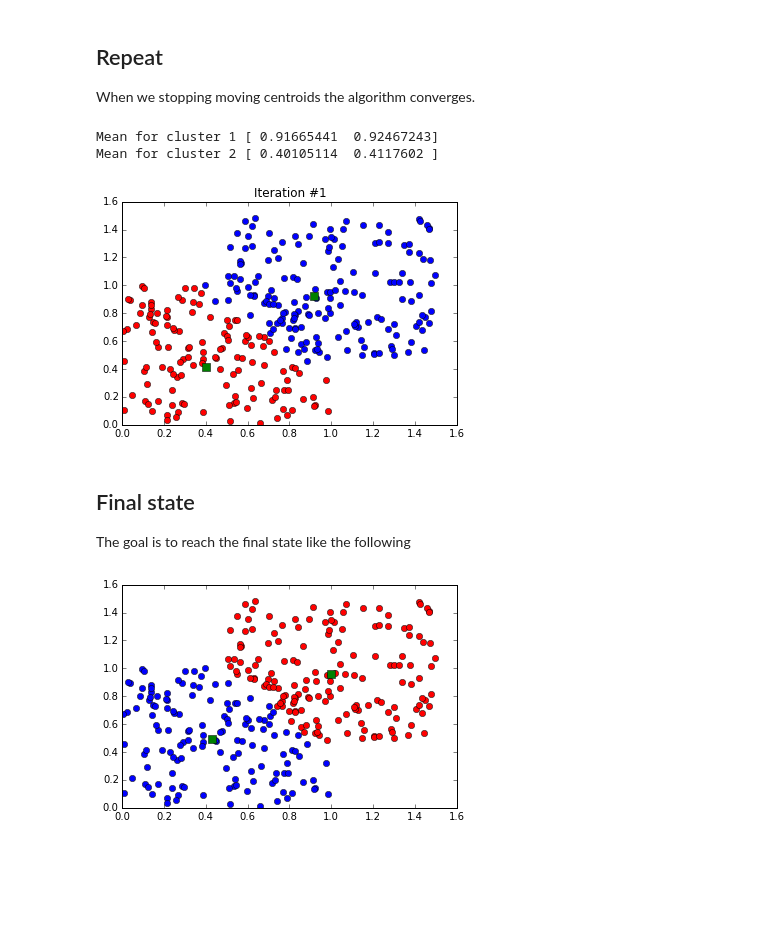
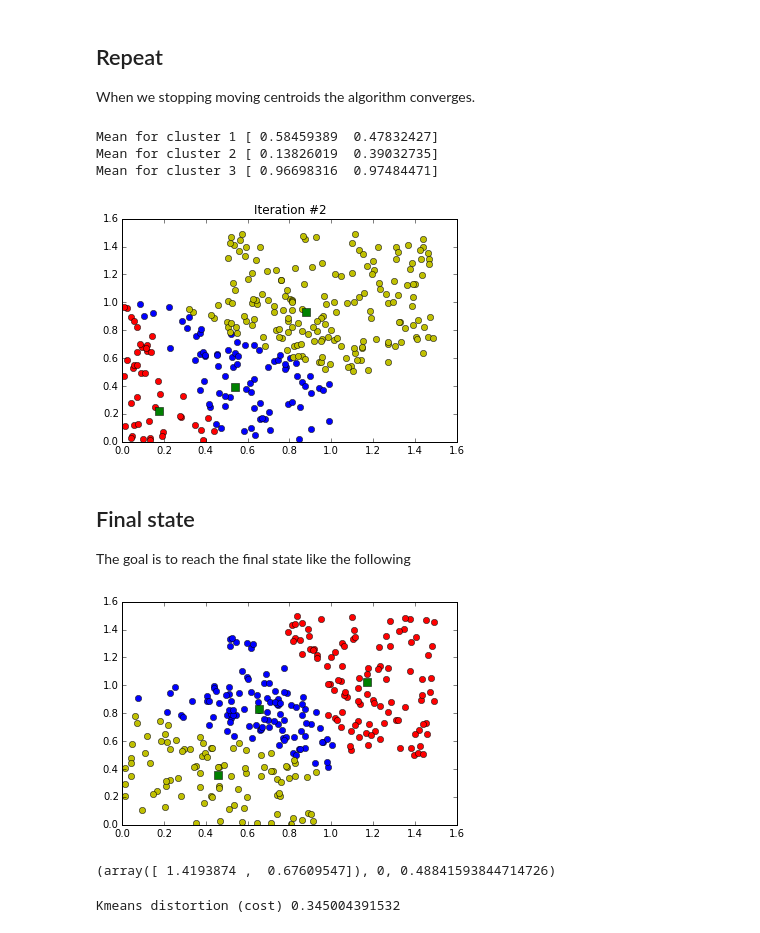
Before and after one commit to danilons/ml-course, a Jupyter notebook: class6-kmeans.ipynb, the cells around one changed output. Drawn from its saved outputs; the diff is of its cells as text; code cells hidden in the pictures; blank space fills up the shorter version.

```diff
--- a/class6-kmeans.ipynb
+++ b/class6-kmeans.ipynb
@@ -22,14 +22,15 @@ plt.show()
 # %% [markdown]
 We random generate an initial state.
 # %%
-centers = np.array([[0.2, 0.2], [0.2, 0.1]])
+centers = np.array([[0.2, 0.2], [0.2, 0.1], [0.2, 0.4]])
 idx2,_ = vq(data, centers)
 
 # some plotting using numpy's logical indexing
 plt.plot(data[idx2==0,0], data[idx2==0,1],'ob',
-         data[idx2==1,0], data[idx2==1,1],'or')
+         data[idx2==1,0], data[idx2==1,1],'or',
+         data[idx2==2,0], data[idx2==2,1],'oy')
 
-plt.plot(centers[:,0], centers[:,1],'sg',markersize=8)
+plt.plot(centers[:,0], centers[:,1], 'sg',markersize=8)
 plt.title('Initial state')
 plt.show()
 # %% [output]
@@ -41,7 +42,9 @@ Until convergence, we move the center of data to cluster's means. Then, first of
 # %%
 c1 = data[idx2==0,:].mean(axis=0)
 c2 = data[idx2==1,:].mean(axis=0)
+c3 = data[idx2==2,:].mean(axis=0)
 
 print 'Mean for cluster 1', c1
 print 'Mean for cluster 2', c2
+print 'Mean for cluster 3', c3
 # %% [output]
@@ -50,13 +54,14 @@ Mean for cluster 2 [ 0.4944689   0.09560193]
 # %% [markdown]
 Reassign cluster centroid according to cluster mean
 # %%
-ncenter = np.vstack((c1, c2))
+ncenter = np.vstack((c1, c2, c3))
 
 idx2,_ = vq(data, ncenter)
 
 # some plotting using numpy's logical indexing
 plt.plot(data[idx2==0,0], data[idx2==0,1],'ob',
-         data[idx2==1,0], data[idx2==1,1],'or')
+         data[idx2==1,0], data[idx2==1,1],'or',
+         data[idx2==2,0], data[idx2==2,1],'oy')
 
 plt.plot(ncenter[:,0], ncenter[:,1],'sg',markersize=8)
 plt.title('Iteration #1')
@@ -70,40 +75,53 @@ When we stopping moving centroids the algorithm converges.
 # %%
 c1 = data[idx2==0,:].mean(axis=0)
 c2 = data[idx2==1,:].mean(axis=0)
+c3 = data[idx2==2,:].mean(axis=0)
 
 print 'Mean for cluster 1', c1
 print 'Mean for cluster 2', c2
+print 'Mean for cluster 3', c3
 # %% [output]
-Mean for cluster 1 [ 0.91665441  0.92467243]
-Mean for cluster 2 [ 0.40105114  0.4117602 ]
+Mean for cluster 1 [ 0.58459389  0.47832427]
+Mean for cluster 2 [ 0.13826019  0.39032735]
+Mean for cluster 3 [ 0.96698316  0.97484471]
 # %%
-ncenter = np.vstack((c1, c2))
+ncenter = np.vstack((c1, c2, c3))
 
 idx2,_ = vq(data, ncenter)
 
 # some plotting using numpy's logical indexing
 plt.plot(data[idx2==0,0], data[idx2==0,1],'ob',
-         data[idx2==1,0], data[idx2==1,1],'or')
+         data[idx2==1,0], data[idx2==1,1],'or',
+         data[idx2==2,0], data[idx2==2,1],'oy')
 
 plt.plot(ncenter[:,0], ncenter[:,1],'sg',markersize=8)
-plt.title('Iteration #1')
+plt.title('Iteration #2')
 plt.show()
 # %% [output]
-[figure, old version]
+[figure, new version]
 # %% [markdown]
 ## Final state
 
 The goal is to reach the final state like the following
 # %%
 # computing K-Means with K = 2 (2 clusters)
-centroids,_ = kmeans(data,2)
+centroids, distortion = kmeans(data, 3)
 # assign each sample to a cluster
-idx,_ = vq(data,centroids)
+idx, J = vq(data,centroids)
 
 # some plotting using numpy's logical indexing
 plt.plot(data[idx==0,0],data[idx==0,1],'ob',
-         data[idx==1,0],data[idx==1,1],'or')
+         data[idx==1,0],data[idx==1,1],'or',
+         data[idx==2,0],data[idx==2,1],'oy')
 plt.plot(centroids[:,0],centroids[:,1],'sg',markersize=8)
 plt.show()
 # %% [output]
-[figure, old version]
+[figure, new version]
+# %%
+data[0, :], idx[0], J[0]
+# %% [output]
+(array([ 1.4193874 ,  0.67609547]), 0, 0.48841593844714726)
+# %%
+print 'Kmeans distortion (cost)', distortion
+# %% [output]
+Kmeans distortion (cost) 0.345004391532
```
Also changed, not shown: parts of 16 cells of this notebook, 1 other file.
